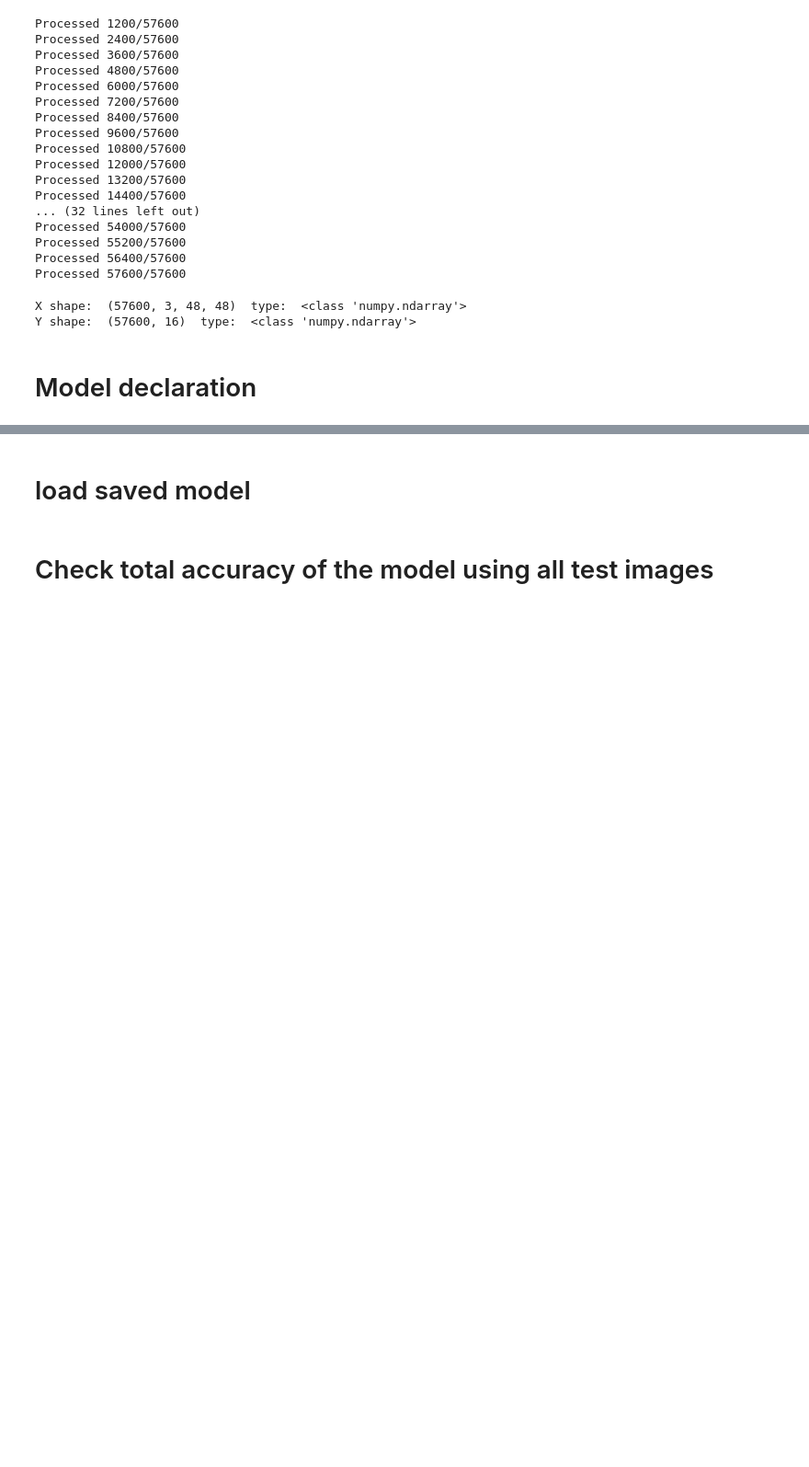
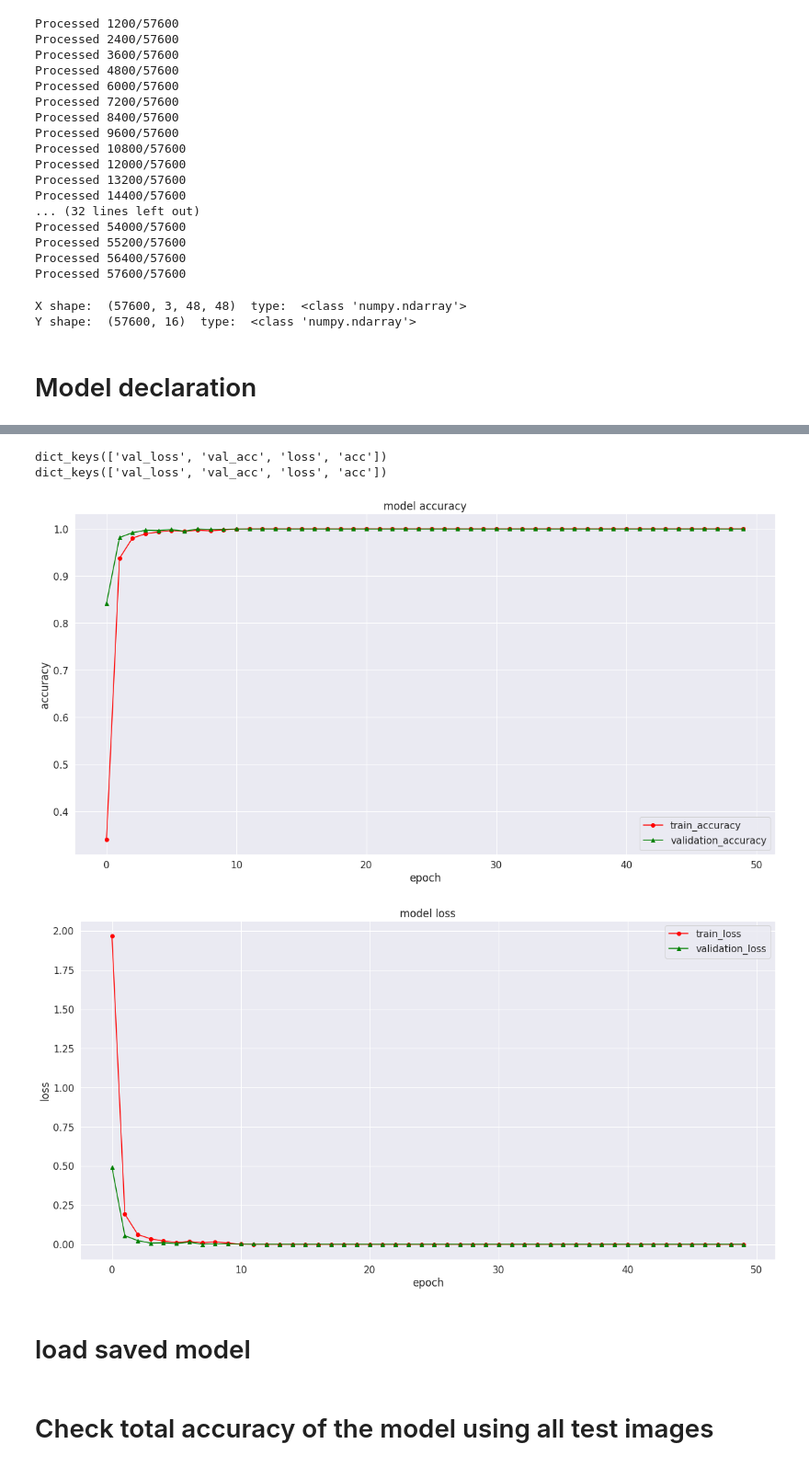
Before and after one commit to atifkarim/Implementation-of-Image-Perception-System-for-Kitchen-Utensils, a Jupyter notebook: classification_UE4_image/UE4_image_classification.ipynb, the cells around one changed output, grey strips where cells are left out. Shown at 92% size. Drawn from its saved outputs; the diff is of its cells as text; code cells hidden in the pictures; blank space fills up the shorter version.

```diff
--- a/classification_UE4_image/UE4_image_classification.ipynb
+++ b/classification_UE4_image/UE4_image_classification.ipynb
@@ -234,3 +267,34 @@ Epoch 50/50
+# %%
+print(do_train_model.history.keys())
+# summarize history for accuracy
+plt.plot(do_train_model.history['acc'], '-o', color = 'red')
+plt.plot(do_train_model.history['val_acc'],'-^', color = 'green')
+plt.title('model accuracy')
+plt.ylabel('accuracy')
+plt.xlabel('epoch')
+plt.legend(['train_accuracy', 'validation_accuracy'], loc='best')
+plt.rcParams['figure.figsize'] =(20,10)
+plt.savefig(path+str(current_time)+'_epoch_vs_accuracy.jpg')
+# plt.show()
+
+plt.figure()
+
+
+print(do_train_model.history.keys())
+# summarize history for accuracy
+plt.plot(do_train_model.history['loss'],'-o', color = 'red')
+plt.plot(do_train_model.history['val_loss'],'-^', color = 'green')
+plt.title('model loss')
+plt.ylabel('loss')
+plt.xlabel('epoch')
+plt.legend(['train_loss', 'validation_loss'], loc='best')
+plt.savefig(path+str(current_time)+'_epoch_vs_loss.jpg')
+plt.show()
+# %% [output]
+dict_keys(['val_loss', 'val_acc', 'loss', 'acc'])
+dict_keys(['val_loss', 'val_acc', 'loss', 'acc'])
+[figure, added]
+[figure, added]
 # %% [markdown]
 # load saved model
 # %%
```
Also changed, not shown: parts of 10 cells of this notebook.
